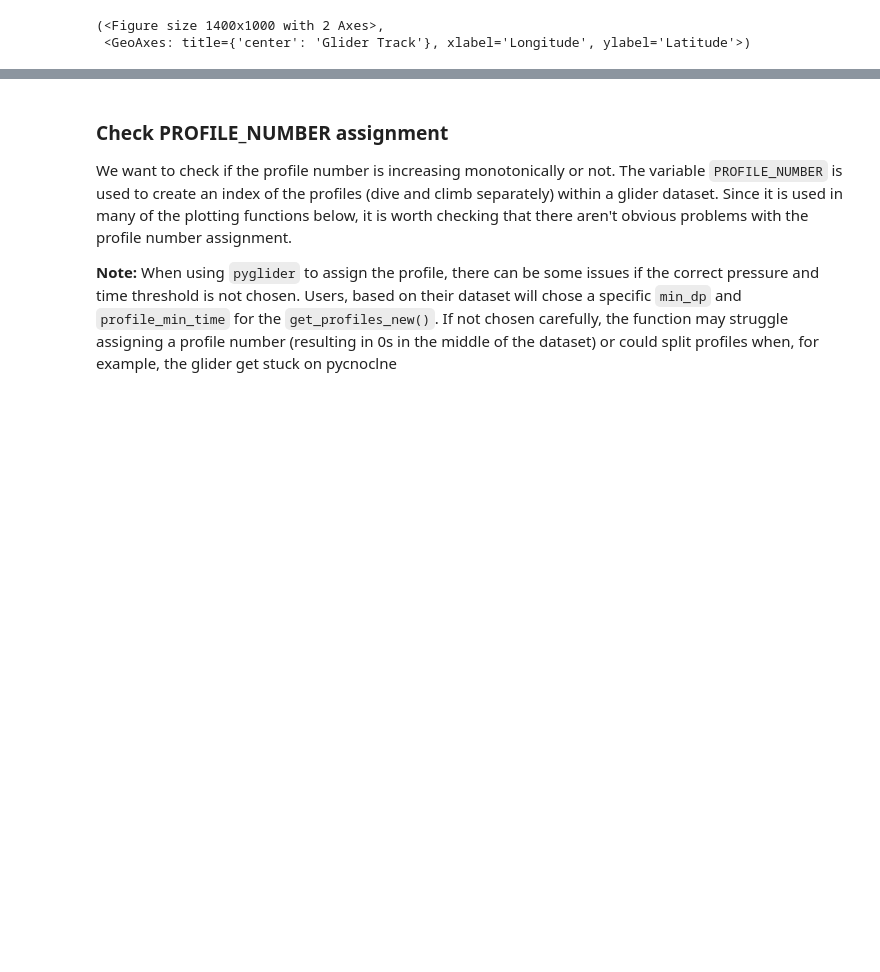
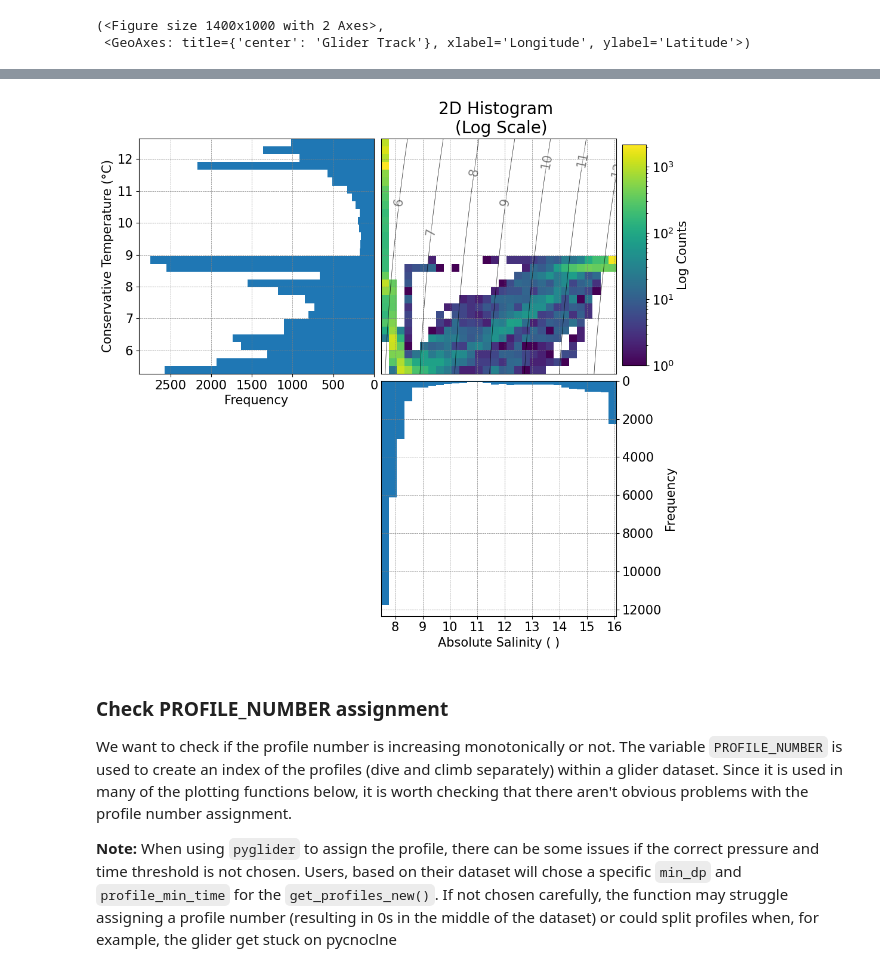
Before and after one commit to eleanorfrajka/glidertest, a Jupyter notebook: demo-output.ipynb, the cells around one changed output, grey strips where cells are left out. Saved outputs shown, nothing was run; the diff lists cells and outputs as text; code cells hidden in the pictures; blank space fills up the shorter version.

```diff
--- a/demo-output.ipynb
+++ b/demo-output.ipynb
@@ -87,3 +91,9 @@ Temperature and Salinity values have been filtered to the middle 99% of values.
+# %%
+# Make is a square instead
+fig.set_size_inches(10,10)
+fig
+# %% [output]
+[figure, added]
 # %% [markdown]
 ### Check PROFILE_NUMBER assignment
 
```
Also changed, not shown: parts of 5 cells of this notebook, 30 other files.
